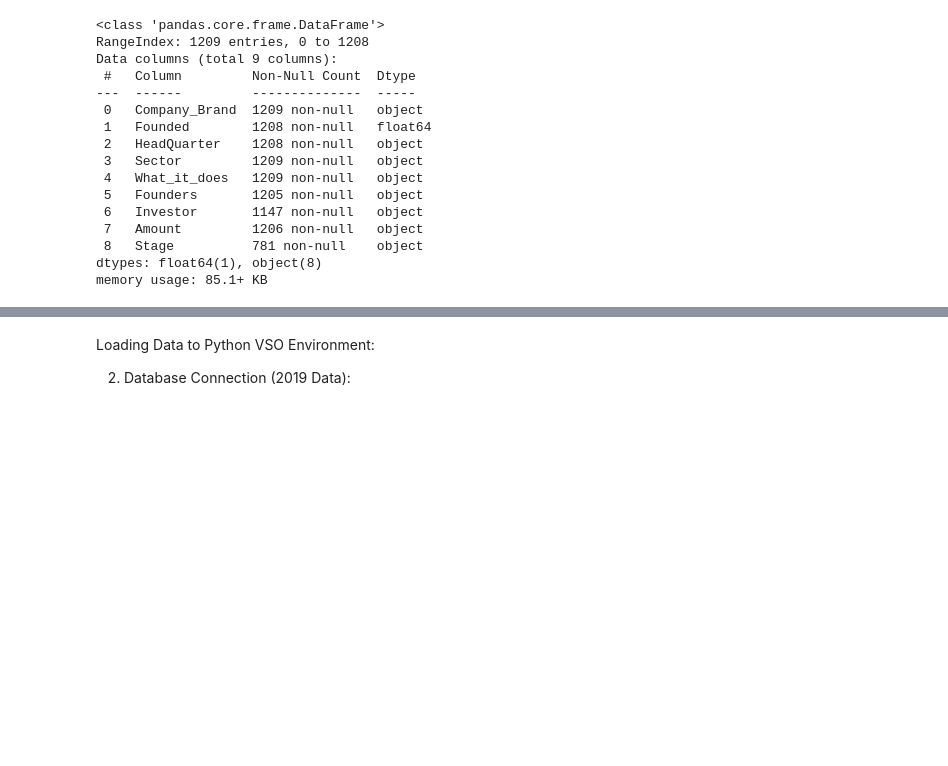
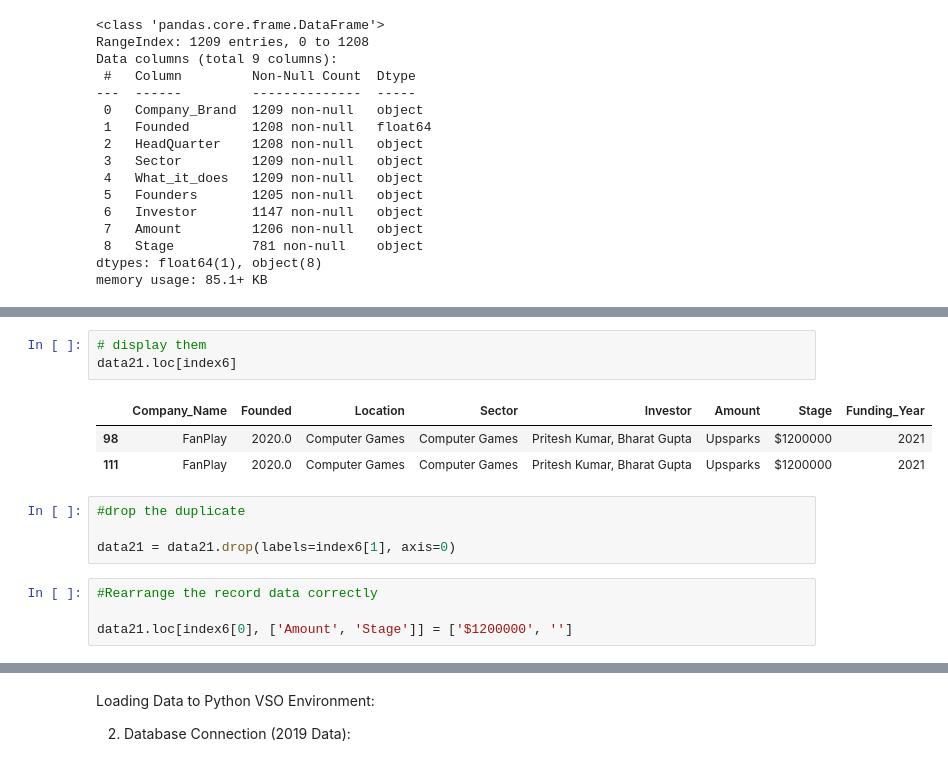
Before and after one commit to SamuelAsong/Analyzing-Start-up-Funding-in-India, a Jupyter notebook: Notebooks/Indian Start-up Ecosystem Funding Analysis (2018-2021).ipynb, the cells around one changed output, grey strips where cells are left out. Cells and saved outputs as stored; diff of their text form; blank space fills up the shorter version.

```diff
--- a/Notebooks/Indian Start-up Ecosystem Funding Analysis (2018-2021).ipynb
+++ b/Notebooks/Indian Start-up Ecosystem Funding Analysis (2018-2021).ipynb
@@ -490,0 +530,15 @@ data21.head()
+# %%
+# display them
+data21.loc[index6]
+# %% [output]
+|  | Company_Name | Founded | Location | Sector | Investor | Amount | Stage | Funding_Year |
+| 98 | FanPlay | 2020.0 | Computer Games | Computer Games | Pritesh Kumar, Bharat Gupta | Upsparks | $1200000 | 2021 |
+| 111 | FanPlay | 2020.0 | Computer Games | Computer Games | Pritesh Kumar, Bharat Gupta | Upsparks | $1200000 | 2021 |
+# %%
+#drop the duplicate
+
+data21 = data21.drop(labels=index6[1], axis=0)
+# %%
+#Rearrange the record data correctly
+
+data21.loc[index6[0], ['Amount', 'Stage']] = ['$1200000', '']
```
Also changed, not shown: parts of 38 cells of this notebook.
